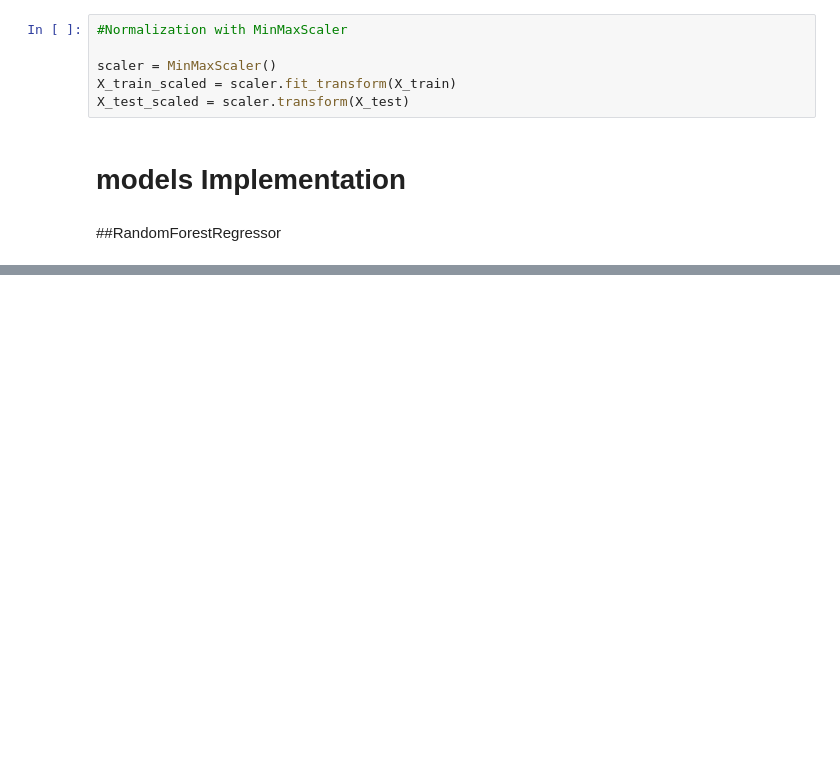
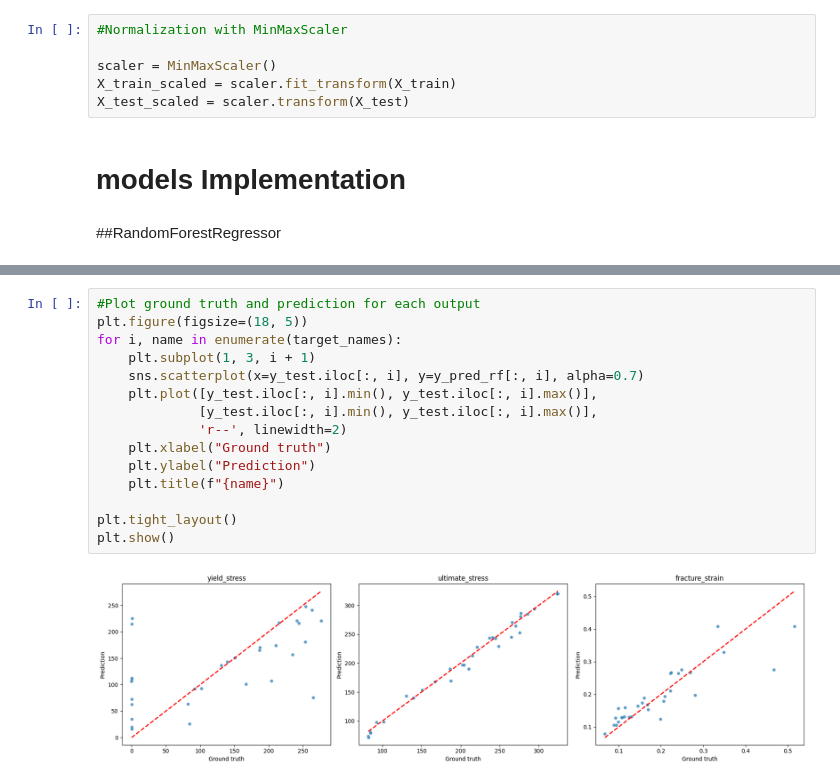
Before and after one commit to MajedeR/mechanical-stress-prediction, a Jupyter notebook: stress_prediction_6061.ipynb, the cells around one changed output, grey strips where cells are left out. Cells and saved outputs as stored; diff of their text form; blank space fills up the shorter version.

```diff
--- a/stress_prediction_6061.ipynb
+++ b/stress_prediction_6061.ipynb
@@ -294,0 +356,17 @@ plt.show()
+# %%
+#Plot ground truth and prediction for each output
+plt.figure(figsize=(18, 5))
+for i, name in enumerate(target_names):
+    plt.subplot(1, 3, i + 1)
+    sns.scatterplot(x=y_test.iloc[:, i], y=y_pred_rf[:, i], alpha=0.7)
+    plt.plot([y_test.iloc[:, i].min(), y_test.iloc[:, i].max()],
+             [y_test.iloc[:, i].min(), y_test.iloc[:, i].max()],
+             'r--', linewidth=2)
+    plt.xlabel("Ground truth")
+    plt.ylabel("Prediction")
+    plt.title(f"{name}")
+
+plt.tight_layout()
+plt.show()
+# %% [output]
+[figure, added]
```
Also changed, not shown: parts of 9 cells of this notebook.
